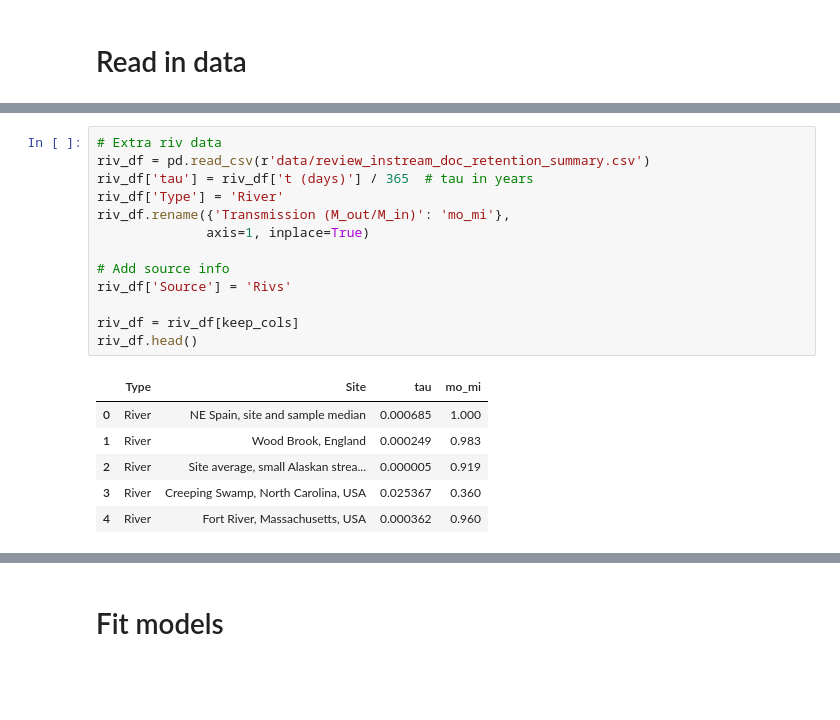
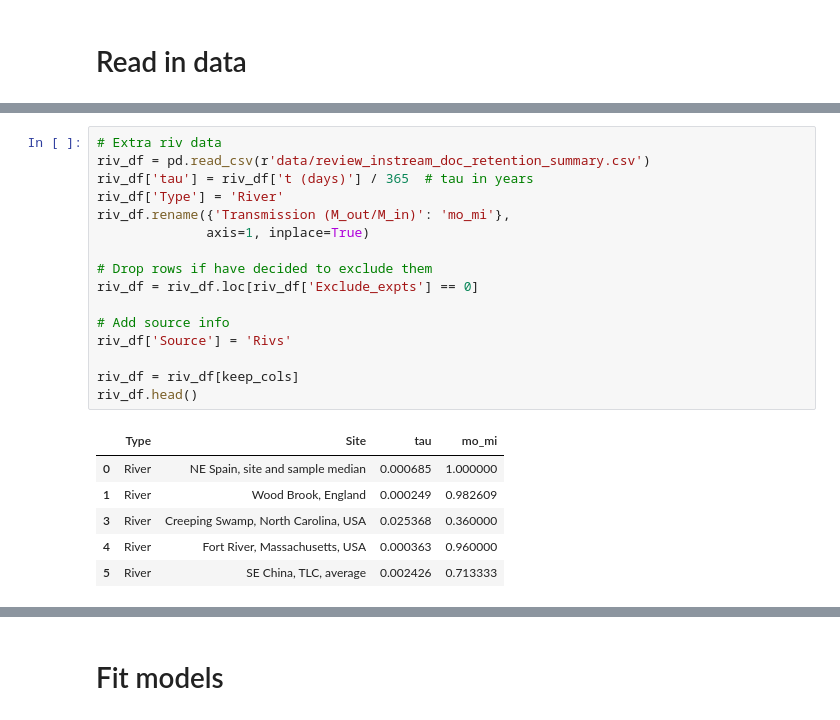
Before and after one commit to LeahJB/doc-retention, a Jupyter notebook: combine_all_datasets.ipynb, the cells around one changed output, grey strips where cells are left out. Saved outputs shown, nothing was run; the diff lists cells and outputs as text; blank space fills up the shorter version.

```diff
--- a/combine_all_datasets.ipynb
+++ b/combine_all_datasets.ipynb
@@ -120,23 +132,26 @@ Index(['name', 'country', 'type', 'nutrient_status', 'tau', 'DOC_in',
 # %%
 # Extra riv data
 riv_df = pd.read_csv(r'data/review_instream_doc_retention_summary.csv')
 riv_df['tau'] = riv_df['t (days)'] / 365  # tau in years
 riv_df['Type'] = 'River'
 riv_df.rename({'Transmission (M_out/M_in)': 'mo_mi'},
               axis=1, inplace=True)
 
+# Drop rows if have decided to exclude them
+riv_df = riv_df.loc[riv_df['Exclude_expts'] == 0]
+
 # Add source info
 riv_df['Source'] = 'Rivs'
 
 riv_df = riv_df[keep_cols]
 riv_df.head()
 # %% [output]
 |  | Type | Site | tau | mo_mi |
-| 0 | River | NE Spain, site and sample median | 0.000685 | 1.000 |
-| 1 | River | Wood Brook, England | 0.000249 | 0.983 |
-| 2 | River | Site average, small Alaskan strea... | 0.000005 | 0.919 |
-| 3 | River | Creeping Swamp, North Carolina, USA | 0.025367 | 0.360 |
-| 4 | River | Fort River, Massachusetts, USA | 0.000362 | 0.960 |
+| 0 | River | NE Spain, site and sample median | 0.000685 | 1.000000 |
+| 1 | River | Wood Brook, England | 0.000249 | 0.982609 |
+| 3 | River | Creeping Swamp, North Carolina, USA | 0.025368 | 0.360000 |
+| 4 | River | Fort River, Massachusetts, USA | 0.000363 | 0.960000 |
+| 5 | River | SE China, TLC, average | 0.002426 | 0.713333 |
 # %%
 # Concatenate the three dataframes
 df = pd.concat([cat_df, ev_df, riv_df])
```
Also changed, not shown: parts of 15 cells of this notebook, 20 other files.
